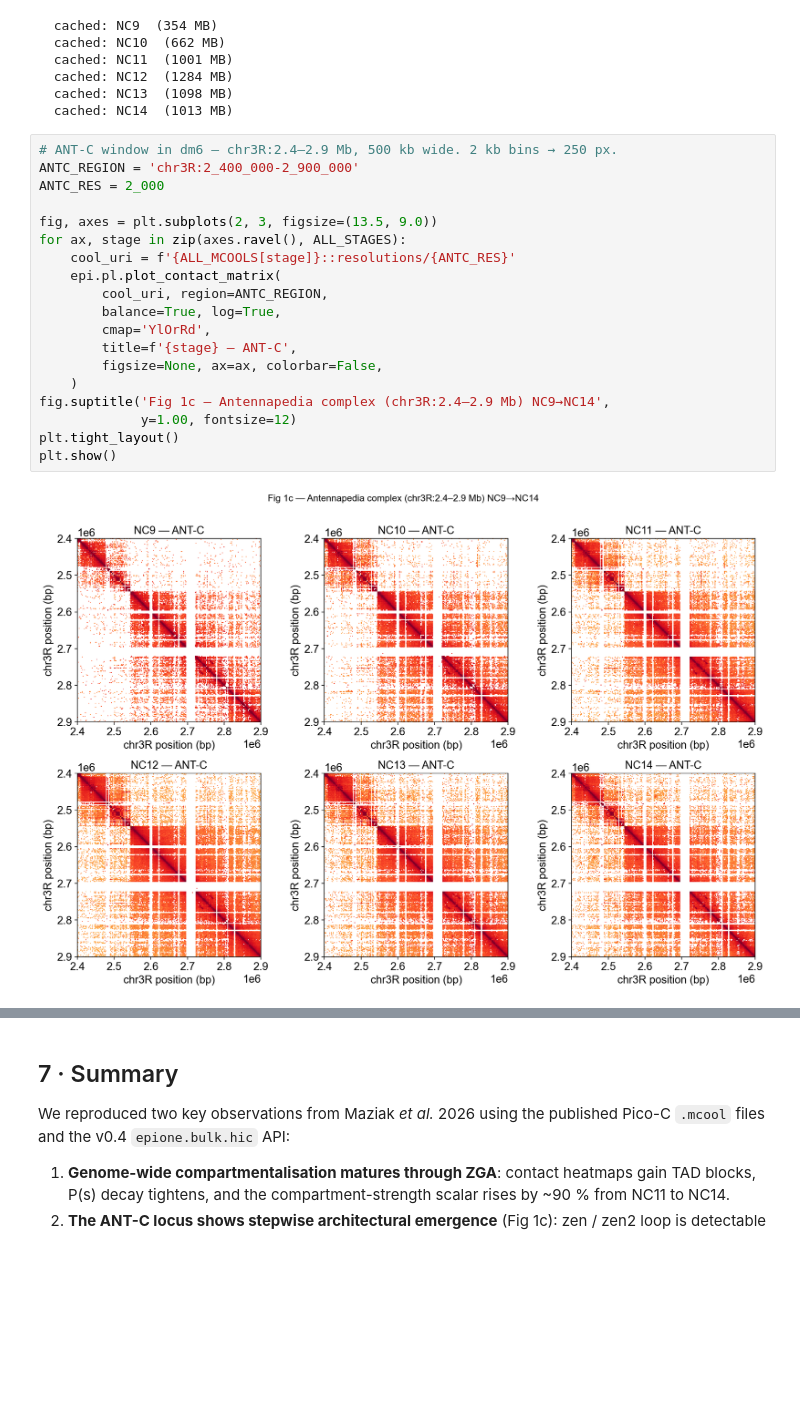
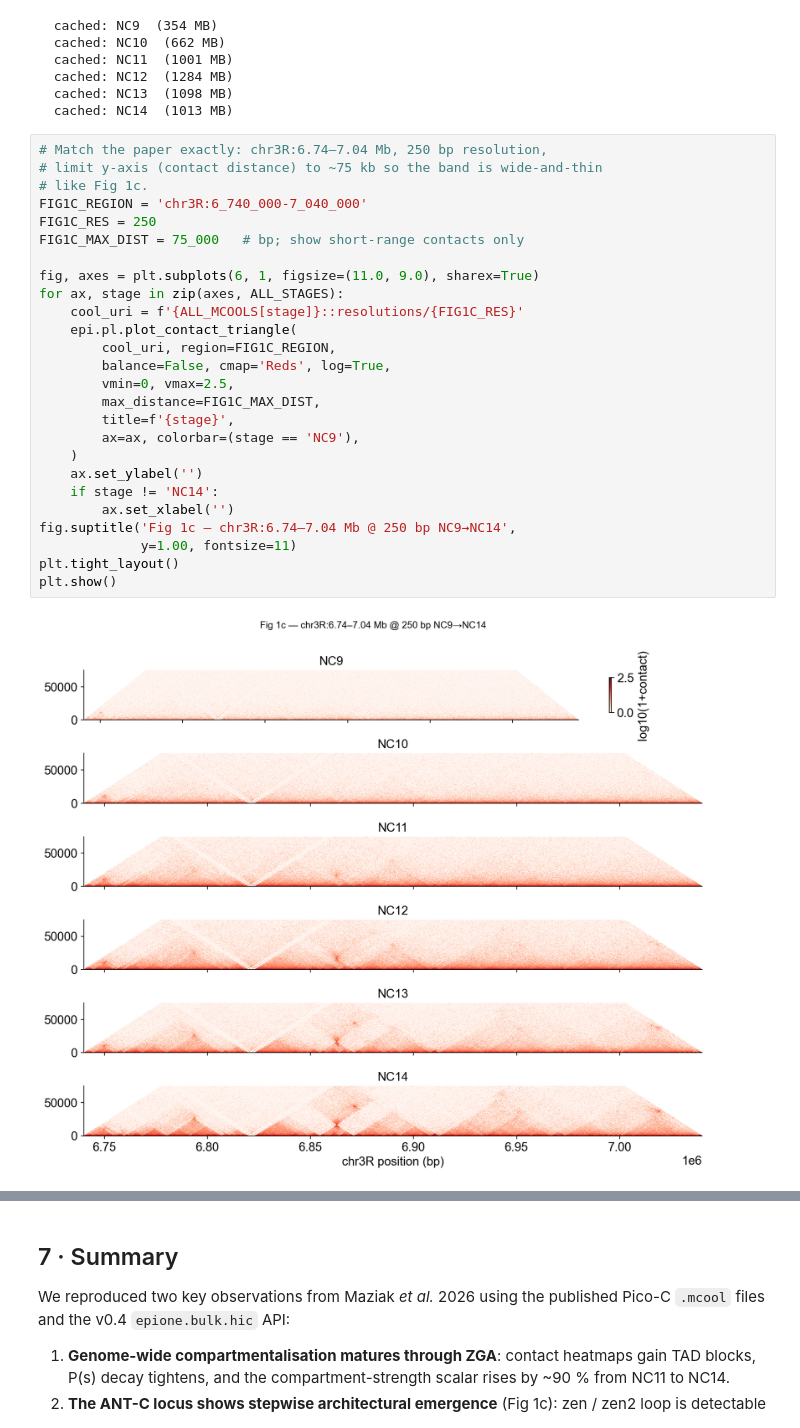
Before and after one commit to aristoteleo/epione, a Jupyter notebook: epione_guide/tutorials/bulk/t_hic_drosophila_zga.ipynb, the cells around one changed output, grey strips where cells are left out. Drawn from its saved outputs; the diff is of its cells as text; blank space fills up the shorter version.

```diff
--- a/epione_guide/tutorials/bulk/t_hic_drosophila_zga.ipynb
+++ b/epione_guide/tutorials/bulk/t_hic_drosophila_zga.ipynb
@@ -300,24 +297,31 @@ for s, p in ALL_MCOOLS.items():
   cached: NC13  (1098 MB)
   cached: NC14  (1013 MB)
 # %%
-# ANT-C window in dm6 — chr3R:2.4–2.9 Mb, 500 kb wide. 2 kb bins → 250 px.
-ANTC_REGION = 'chr3R:2_400_000-2_900_000'
-ANTC_RES = 2_000
+# Match the paper exactly: chr3R:6.74–7.04 Mb, 250 bp resolution,
+# limit y-axis (contact distance) to ~75 kb so the band is wide-and-thin
+# like Fig 1c.
+FIG1C_REGION = 'chr3R:6_740_000-7_040_000'
+FIG1C_RES = 250
+FIG1C_MAX_DIST = 75_000   # bp; show short-range contacts only
 
-fig, axes = plt.subplots(2, 3, figsize=(13.5, 9.0))
-for ax, stage in zip(axes.ravel(), ALL_STAGES):
-    cool_uri = f'{ALL_MCOOLS[stage]}::resolutions/{ANTC_RES}'
-    epi.pl.plot_contact_matrix(
-        cool_uri, region=ANTC_REGION,
-        balance=True, log=True,
-        cmap='YlOrRd',
-        title=f'{stage} — ANT-C',
-        figsize=None, ax=ax, colorbar=False,
+fig, axes = plt.subplots(6, 1, figsize=(11.0, 9.0), sharex=True)
+for ax, stage in zip(axes, ALL_STAGES):
+    cool_uri = f'{ALL_MCOOLS[stage]}::resolutions/{FIG1C_RES}'
+    epi.pl.plot_contact_triangle(
+        cool_uri, region=FIG1C_REGION,
+        balance=False, cmap='Reds', log=True,
+        vmin=0, vmax=2.5,
+        max_distance=FIG1C_MAX_DIST,
+        title=f'{stage}',
+        ax=ax, colorbar=(stage == 'NC9'),
     )
-fig.suptitle('Fig 1c — Antennapedia complex (chr3R:2.4–2.9 Mb) NC9→NC14',
-             y=1.00, fontsize=12)
+    ax.set_ylabel('')
+    if stage != 'NC14':
+        ax.set_xlabel('')
+fig.suptitle('Fig 1c — chr3R:6.74–7.04 Mb @ 250 bp NC9→NC14',
+             y=1.00, fontsize=11)
 plt.tight_layout()
 plt.show()
 # %% [output]
-[figure, old version]
+[figure, new version]
 # %% [markdown]
```
Also changed, not shown: parts of 2 cells of this notebook, 2 other files.
